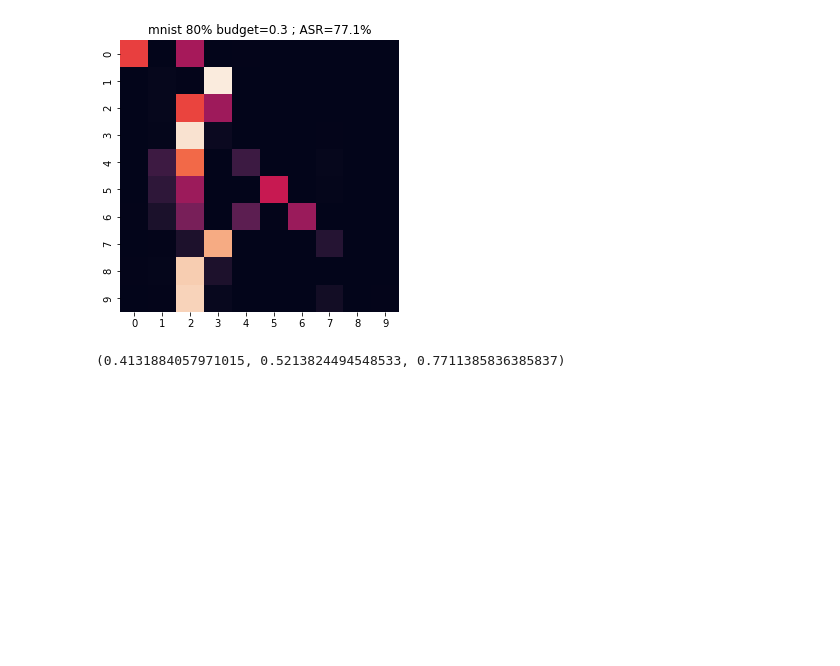
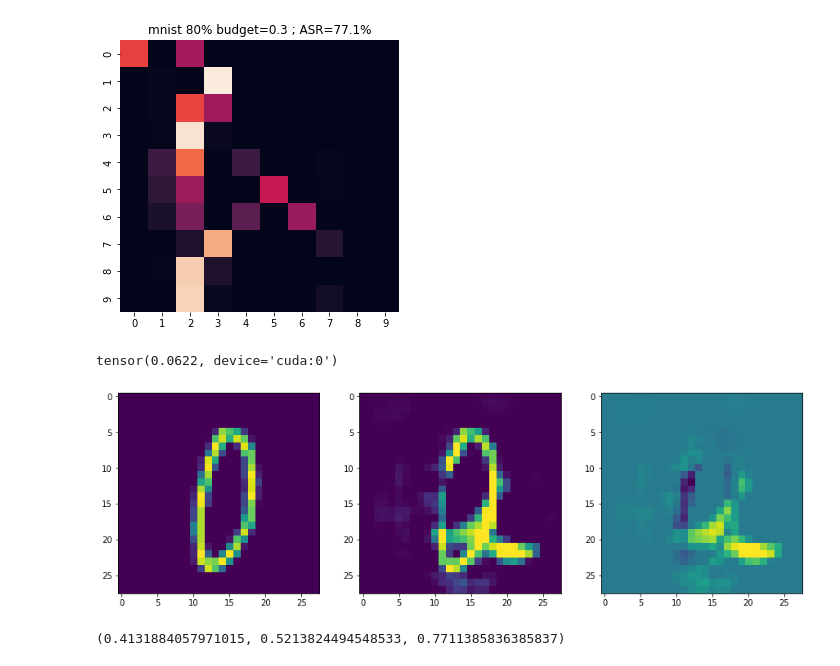
Before and after one commit to ofirbartal100/omg_attack, a Jupyter notebook: confusion_matrix.ipynb, the cells around one changed output. Drawn from its saved outputs; the diff is of its cells as text; code cells hidden in the pictures; blank space fills up the shorter version.

```diff
--- a/confusion_matrix.ipynb
+++ b/confusion_matrix.ipynb
@@ -403,6 +403,8 @@ if run=='vm':
                     df_dict['label'].append(labels.unsqueeze(-1).cpu())
                     df_dict['pred'].append(pred.cpu())
                     df_dict['adv_pred'].append(adv_pred.cpu())
+                if (labels==0).sum()>0:
+                    break
 
 
 
@@ -425,6 +427,20 @@ plt.title(f'mnist 80% budget=0.3 ; ASR={(1-acc)*100:.1f}%')
 plt.show()
 # %% [output]
 [figure]
+# %%
+(views1[i]-img[i]).abs().mean()
+# %% [output]
+tensor(0.0622, device='cuda:0')
+# %%
+i=160
+fig,ax = plt.subplots(1,3,figsize=(15,5))
+# sns.heatmap(cf_matrix, annot=True, fmt='.2f')
+ax[0].imshow(img[i].cpu().detach().squeeze())
+ax[1].imshow(views1[i].cpu().detach().squeeze())
+ax[2].imshow((views1[i]-img[i]).cpu().detach().squeeze())
+plt.show()
+# %% [output]
+[figure, added]
 # %%
 acc_0 = (df[df['label']==0]['pred'] == df[df['label']==0]['adv_pred']).mean()
 acc_5 = (df[df['label']==5]['pred'] == df[df['label']==5]['adv_pred']).mean()
```
Also changed, not shown: parts of 1 cell of this notebook, 6 other files.
